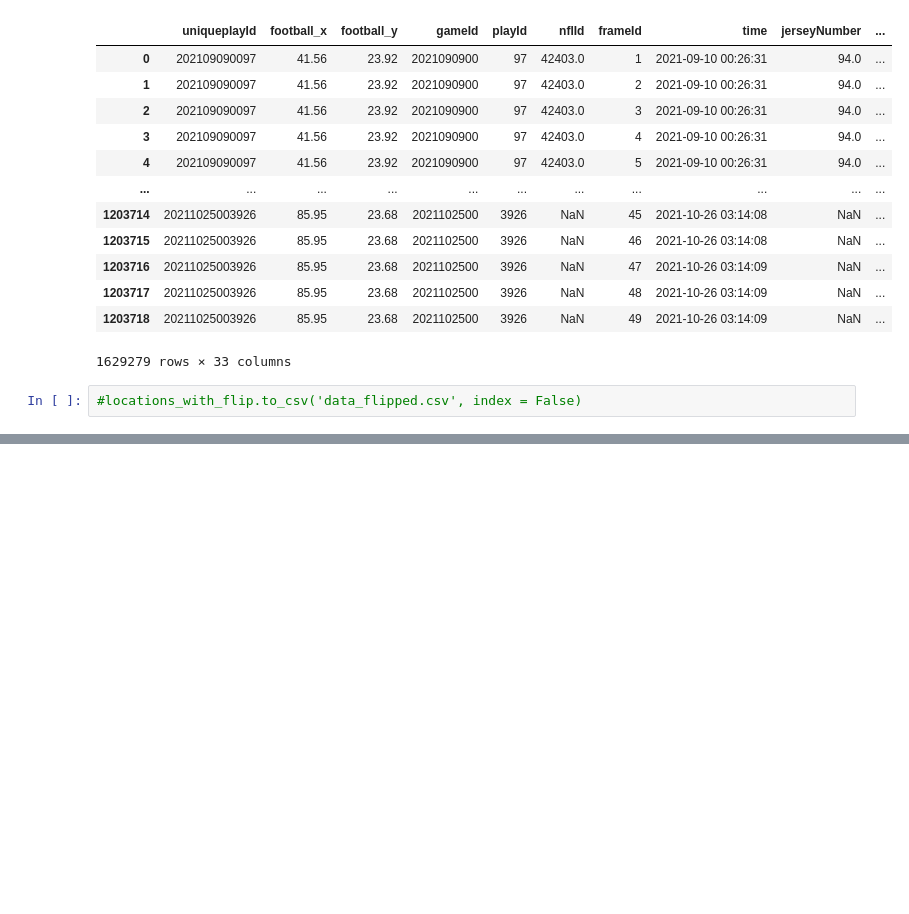
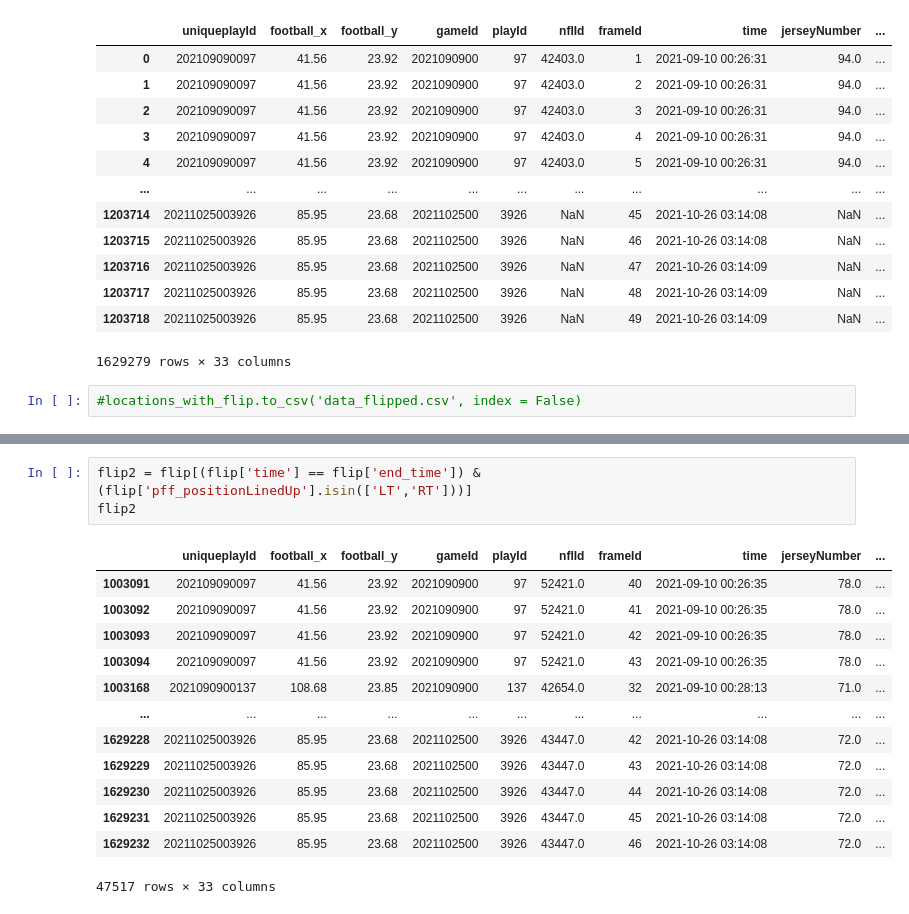
Before and after one commit to cnickol26/BigDataBowl2023, a Jupyter notebook: DataCleaning.ipynb, the cells around one changed output, grey strips where cells are left out. Cells and saved outputs as stored; diff of their text form; blank space fills up the shorter version.

```diff
--- a/DataCleaning.ipynb
+++ b/DataCleaning.ipynb
@@ -450,0 +472,17 @@ locations_with_flip
+# %%
+flip2 = flip[(flip['time'] == flip['end_time']) & (flip['pff_positionLinedUp'].isin(['LT','RT']))]
+flip2
+# %% [output]
+|  | uniqueplayId | football_x | football_y | gameId | playId | nflId | frameId | time | jerseyNumber | ... |
+| 1003091 | 202109090097 | 41.56 | 23.92 | 2021090900 | 97 | 52421.0 | 40 | 2021-09-10 00:26:35 | 78.0 | ... |
+| 1003092 | 202109090097 | 41.56 | 23.92 | 2021090900 | 97 | 52421.0 | 41 | 2021-09-10 00:26:35 | 78.0 | ... |
+| 1003093 | 202109090097 | 41.56 | 23.92 | 2021090900 | 97 | 52421.0 | 42 | 2021-09-10 00:26:35 | 78.0 | ... |
+| 1003094 | 202109090097 | 41.56 | 23.92 | 2021090900 | 97 | 52421.0 | 43 | 2021-09-10 00:26:35 | 78.0 | ... |
+| 1003168 | 2021090900137 | 108.68 | 23.85 | 2021090900 | 137 | 42654.0 | 32 | 2021-09-10 00:28:13 | 71.0 | ... |
+| ... | ... | ... | ... | ... | ... | ... | ... | ... | ... | ... |
+| 1629228 | 20211025003926 | 85.95 | 23.68 | 2021102500 | 3926 | 43447.0 | 42 | 2021-10-26 03:14:08 | 72.0 | ... |
+| 1629229 | 20211025003926 | 85.95 | 23.68 | 2021102500 | 3926 | 43447.0 | 43 | 2021-10-26 03:14:08 | 72.0 | ... |
+| 1629230 | 20211025003926 | 85.95 | 23.68 | 2021102500 | 3926 | 43447.0 | 44 | 2021-10-26 03:14:08 | 72.0 | ... |
+| 1629231 | 20211025003926 | 85.95 | 23.68 | 2021102500 | 3926 | 43447.0 | 45 | 2021-10-26 03:14:08 | 72.0 | ... |
+| 1629232 | 20211025003926 | 85.95 | 23.68 | 2021102500 | 3926 | 43447.0 | 46 | 2021-10-26 03:14:08 | 72.0 | ... |
+47517 rows × 33 columns
```
Also changed, not shown: parts of 13 cells of this notebook.
